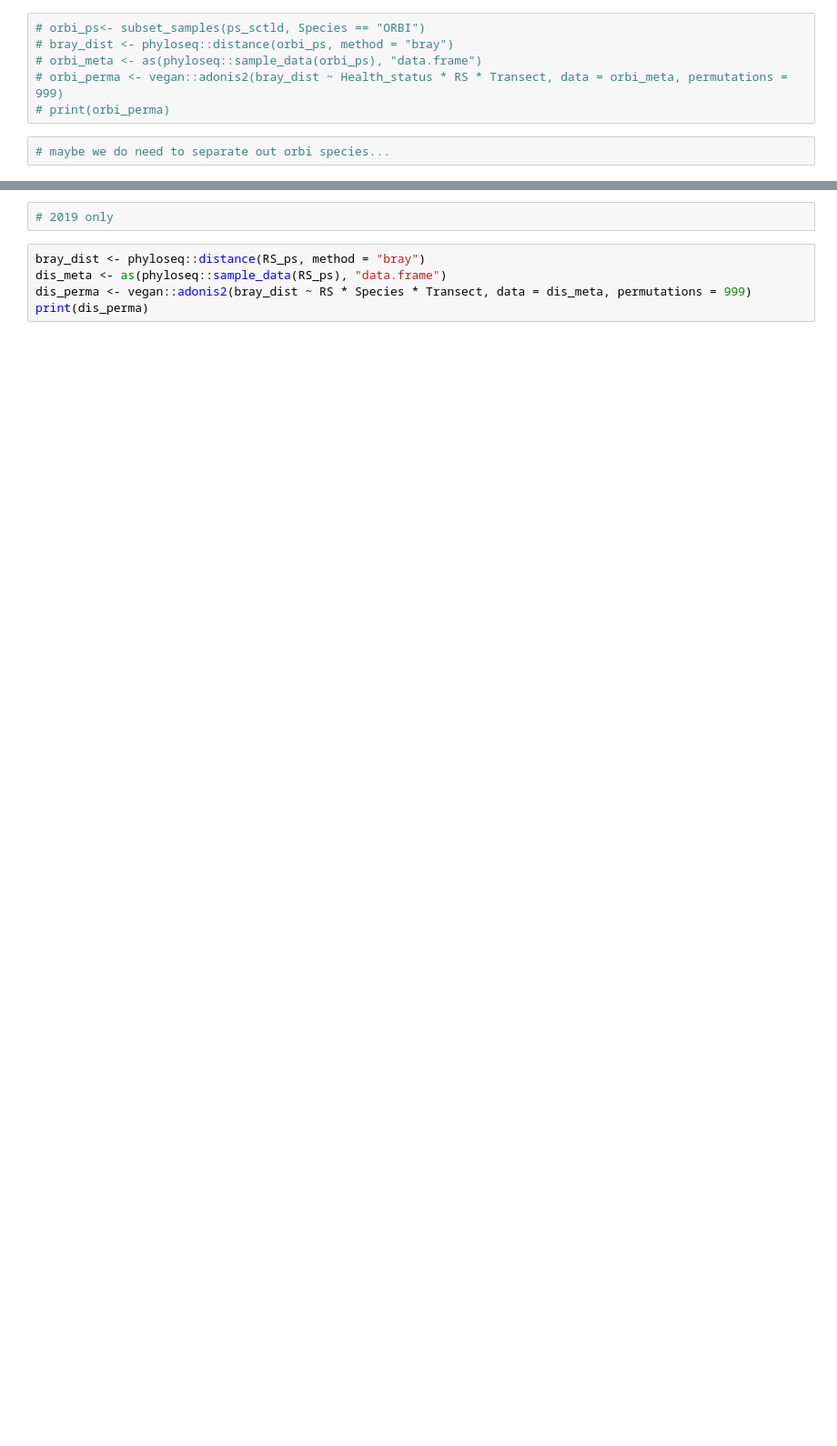
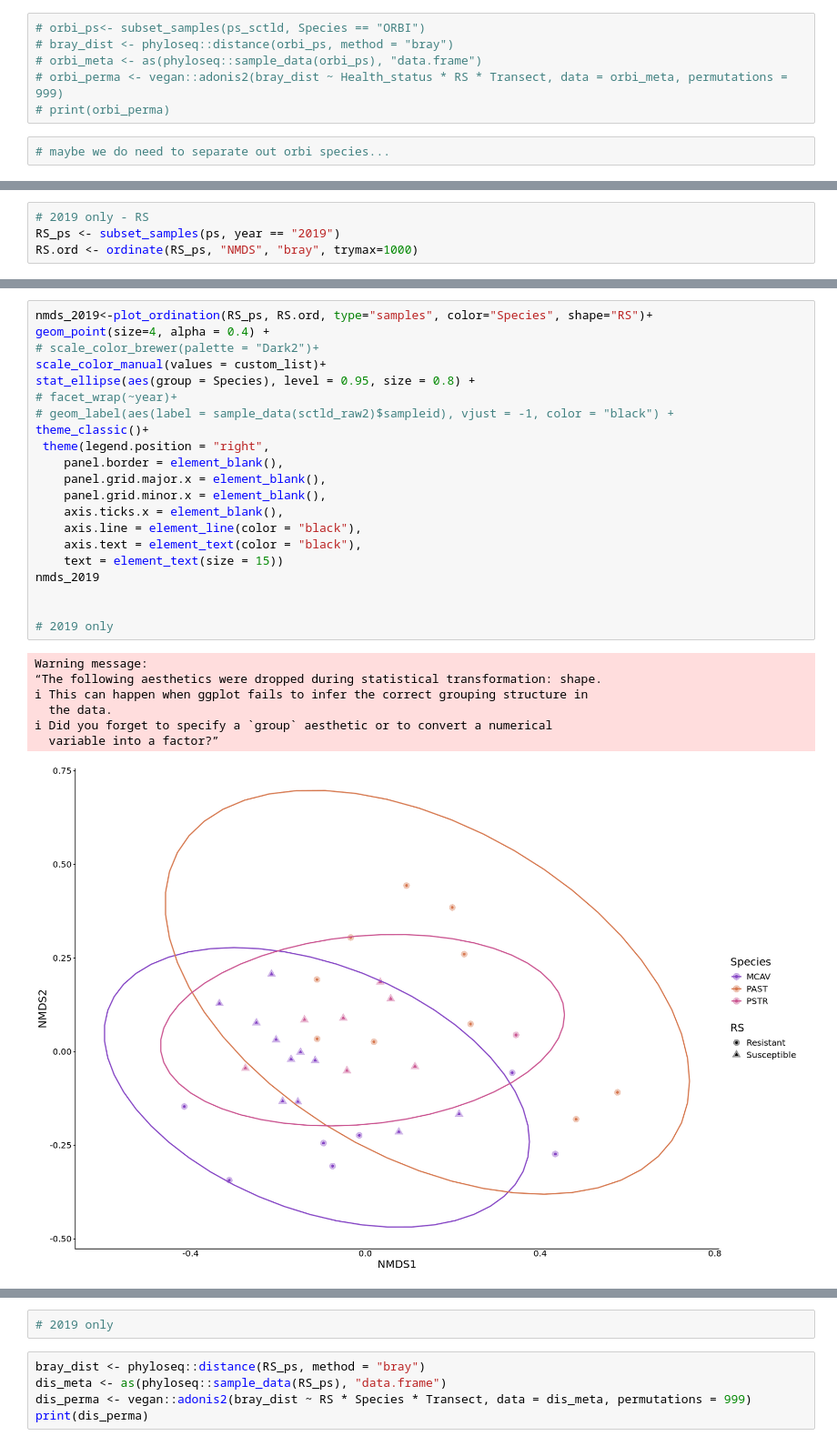
Before and after one commit to brookewicz/CBC_metagenomics, a Jupyter notebook: all_sctld/2.2Phyloseq-16SF.ipynb, the cells around one changed output, grey strips where cells are left out. Shown at 91% size. Cells and saved outputs as stored; diff of their text form; blank space fills up the shorter version.

```diff
--- a/all_sctld/2.2Phyloseq-16SF.ipynb
+++ b/all_sctld/2.2Phyloseq-16SF.ipynb
@@ -561,0 +435,4 @@ Signif. codes:  0 ‘***’ 0.001 ‘**’ 0.01 ‘*’ 0.05 ‘.’ 0.1 ‘ ’
+# %%
+# 2019 only - RS
+RS_ps <- subset_samples(ps, year == "2019")
+RS.ord <- ordinate(RS_ps, "NMDS", "bray", trymax=1000)
@@ -561,0 +459,29 @@ Signif. codes:  0 ‘***’ 0.001 ‘**’ 0.01 ‘*’ 0.05 ‘.’ 0.1 ‘ ’
+# %%
+nmds_2019<-plot_ordination(RS_ps, RS.ord, type="samples", color="Species", shape="RS")+
+geom_point(size=4, alpha = 0.4) +
+# scale_color_brewer(palette = "Dark2")+
+scale_color_manual(values = custom_list)+
+stat_ellipse(aes(group = Species), level = 0.95, size = 0.8) +
+# facet_wrap(~year)+
+# geom_label(aes(label = sample_data(sctld_raw2)$sampleid), vjust = -1, color = "black") +
+theme_classic()+
+ theme(legend.position = "right",
+    panel.border = element_blank(),
+    panel.grid.major.x = element_blank(),
+    panel.grid.minor.x = element_blank(),
+    axis.ticks.x = element_blank(),
+    axis.line = element_line(color = "black"),
+    axis.text = element_text(color = "black"),
+    text = element_text(size = 15))
+nmds_2019
+
+
+# 2019 only
+# %% [output]
+Warning message:
+“The following aesthetics were dropped during statistical transformation: shape.
+ℹ This can happen when ggplot fails to infer the correct grouping structure in
+  the data.
+ℹ Did you forget to specify a `group` aesthetic or to convert a numerical
+  variable into a factor?”
+[figure, new version]
```
Also changed, not shown: parts of 43 cells of this notebook.
